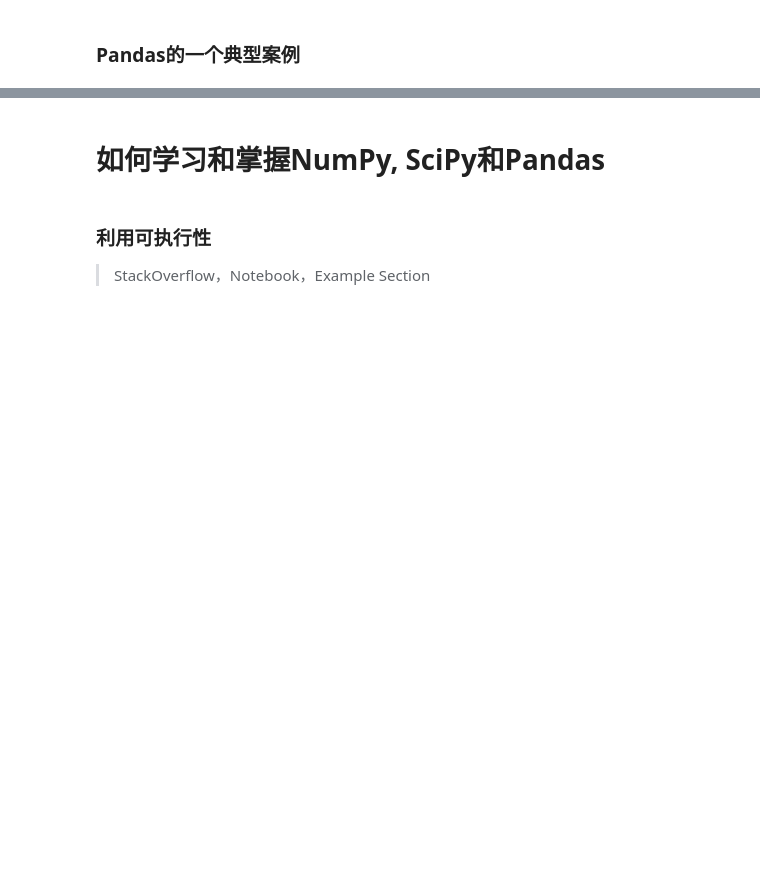
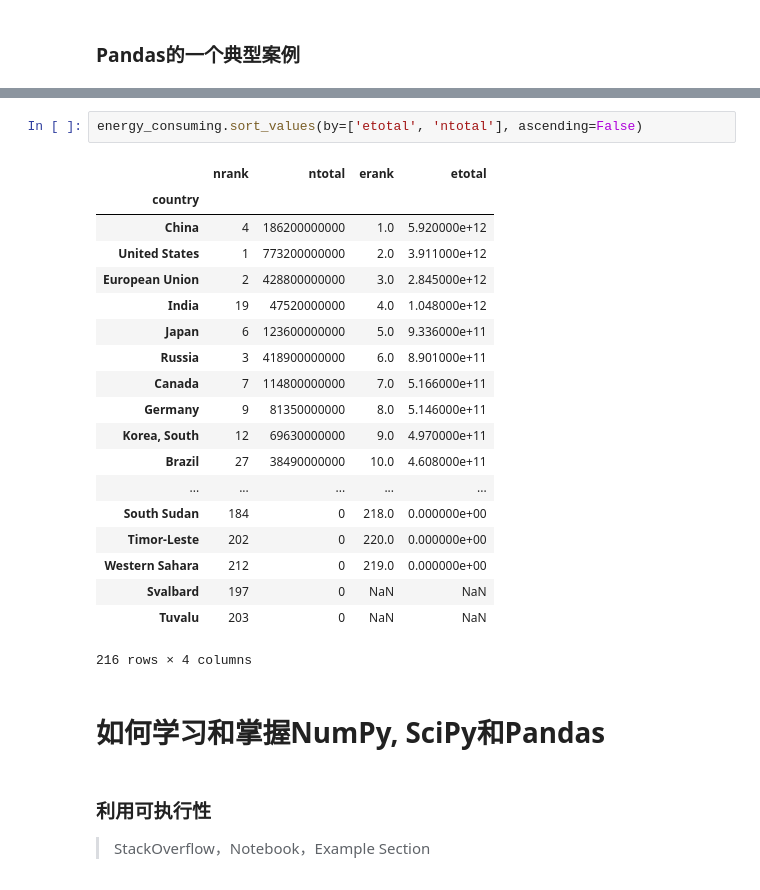
Before and after one commit to shaiic/AI-training, a Jupyter notebook: 1.Notebooks/4.Lesson-Docs/lesson-Python语言导论.04-科学计算.ipynb, the cells around one changed output, grey strips where cells are left out. Cells and saved outputs as stored; diff of their text form; blank space fills up the shorter version.

```diff
--- a/1.Notebooks/4.Lesson-Docs/lesson-Python语言导论.04-科学计算.ipynb
+++ b/1.Notebooks/4.Lesson-Docs/lesson-Python语言导论.04-科学计算.ipynb
@@ -594,3 +1066,25 @@ Pandas 纳入了最具有统计意味的工具包，大量库和一些标准的
+# %%
+energy_consuming.sort_values(by=['etotal', 'ntotal'], ascending=False)
+# %% [output]
+|  | nrank | ntotal | erank | etotal |
+| country |  |  |  |  |
+| China | 4 | 186200000000 | 1.0 | 5.920000e+12 |
+| United States | 1 | 773200000000 | 2.0 | 3.911000e+12 |
+| European Union | 2 | 428800000000 | 3.0 | 2.845000e+12 |
+| India | 19 | 47520000000 | 4.0 | 1.048000e+12 |
+| Japan | 6 | 123600000000 | 5.0 | 9.336000e+11 |
+| Russia | 3 | 418900000000 | 6.0 | 8.901000e+11 |
+| Canada | 7 | 114800000000 | 7.0 | 5.166000e+11 |
+| Germany | 9 | 81350000000 | 8.0 | 5.146000e+11 |
+| Korea, South | 12 | 69630000000 | 9.0 | 4.970000e+11 |
+| Brazil | 27 | 38490000000 | 10.0 | 4.608000e+11 |
+| ... | ... | ... | ... | ... |
+| South Sudan | 184 | 0 | 218.0 | 0.000000e+00 |
+| Timor-Leste | 202 | 0 | 220.0 | 0.000000e+00 |
+| Western Sahara | 212 | 0 | 219.0 | 0.000000e+00 |
+| Svalbard | 197 | 0 | NaN | NaN |
+| Tuvalu | 203 | 0 | NaN | NaN |
+216 rows × 4 columns
 # %% [markdown]
 # 如何学习和掌握NumPy, SciPy和Pandas
 # %% [markdown]
```
Also changed, not shown: parts of 56 cells of this notebook.
